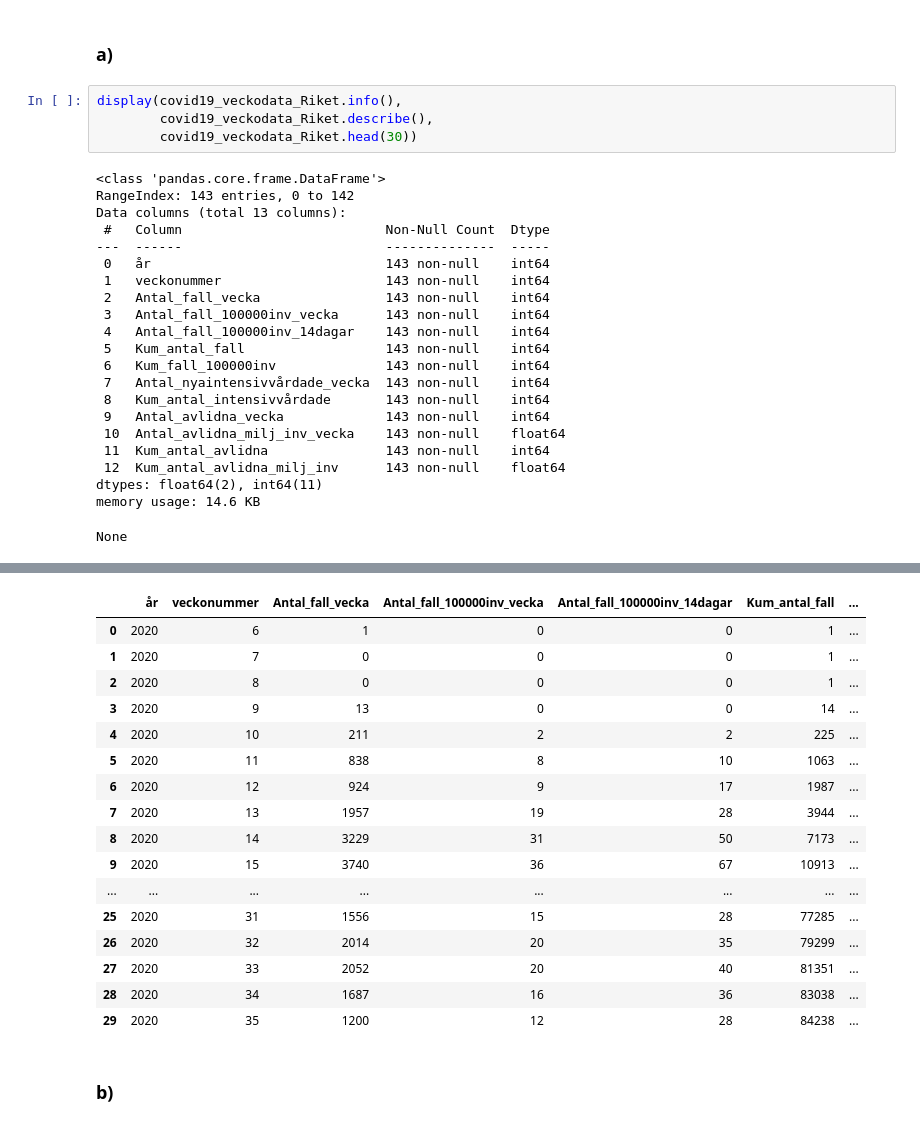
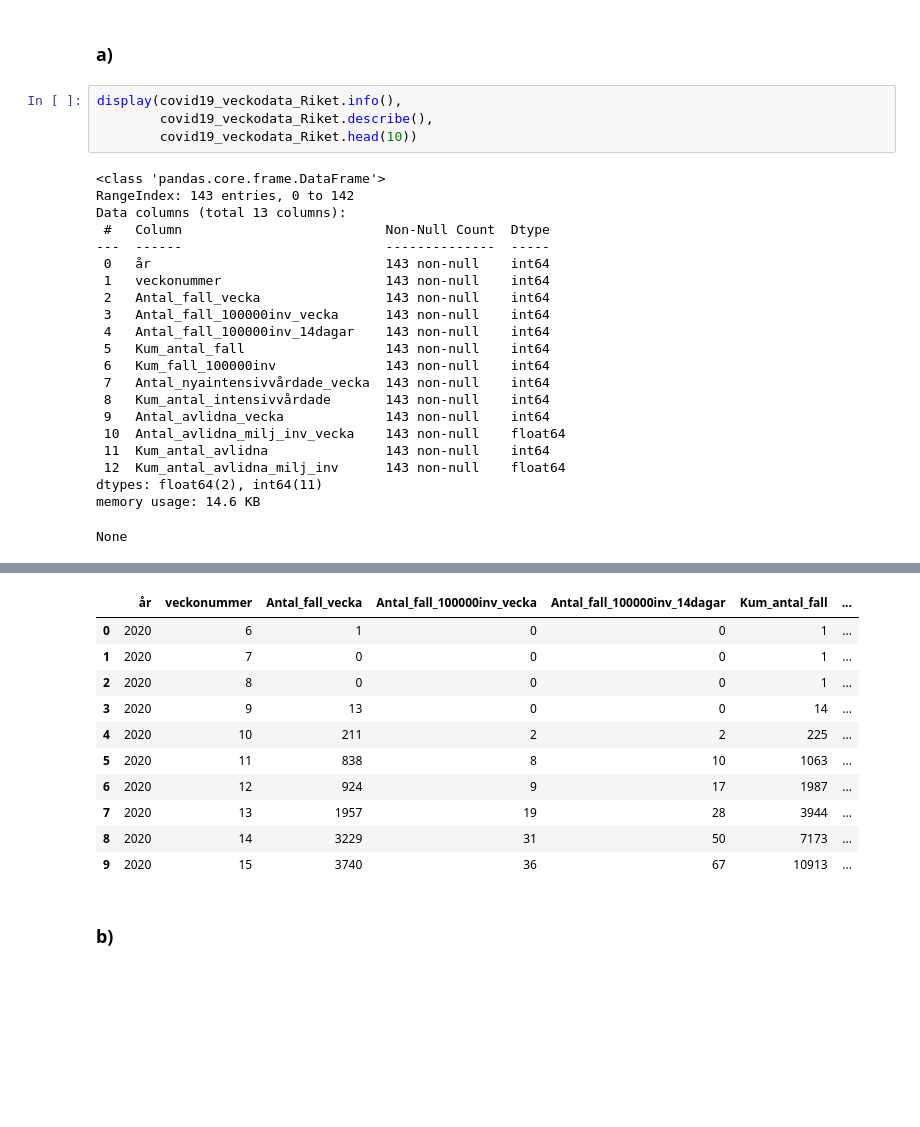
Before and after one commit to Kevy69/Databehandling-Kevin, a Jupyter notebook: Labs/Lab 1/Lab1.ipynb, the cells around one changed output, grey strips where cells are left out. Cells and saved outputs as stored; diff of their text form; blank space fills up the shorter version.

```diff
--- a/Labs/Lab 1/Lab1.ipynb
+++ b/Labs/Lab 1/Lab1.ipynb
@@ -26,7 +26,7 @@ covid19_veckodata_Riket = pd.read_excel('covid19.xlsx', sheet_name='Veckodata Ri
 # %%
 display(covid19_veckodata_Riket.info(),
         covid19_veckodata_Riket.describe(),
-        covid19_veckodata_Riket.head(30))
+        covid19_veckodata_Riket.head(10))
 # %% [output]
 <class 'pandas.core.frame.DataFrame'>
 RangeIndex: 143 entries, 0 to 142
@@ -42,39 +42,33 @@ Data columns (total 13 columns):
  6   Kum_fall_100000inv              143 non-null    int64
  7   Antal_nyaintensivvårdade_vecka  143 non-null    int64
  8   Kum_antal_intensivvårdade       143 non-null    int64
  9   Antal_avlidna_vecka             143 non-null    int64
  10  Antal_avlidna_milj_inv_vecka    143 non-null    float64
  11  Kum_antal_avlidna               143 non-null    int64
  12  Kum_antal_avlidna_milj_inv      143 non-null    float64
 dtypes: float64(2), int64(11)
 memory usage: 14.6 KB
 None
 |  | år | veckonummer | Antal_fall_vecka | Antal_fall_100000inv_vecka | Antal_fall_100000inv_14dagar | Kum_antal_fall | ... |
 | count | 143.000000 | 143.000000 | 143.000000 | 143.000000 | 143.000000 | 1.430000e+02 | ... |
 | mean | 2020.965035 | 26.153846 | 18274.300699 | 176.195804 | 352.153846 | 1.135693e+06 | ... |
 | std | 0.799759 | 14.249442 | 38453.510497 | 370.571566 | 723.518879 | 9.664583e+05 | ... |
 | min | 2020.000000 | 1.000000 | 0.000000 | 0.000000 | 0.000000 | 1.000000e+00 | ... |
 | 25% | 2020.000000 | 14.000000 | 3080.000000 | 30.000000 | 60.500000 | 1.028910e+05 | ... |
 | 50% | 2021.000000 | 26.000000 | 5442.000000 | 52.000000 | 107.000000 | 1.087272e+06 | ... |
 | 75% | 2022.000000 | 38.000000 | 20968.000000 | 202.000000 | 419.500000 | 2.437980e+06 | ... |
 | max | 2022.000000 | 53.000000 | 265043.000000 | 2554.000000 | 5024.000000 | 2.613225e+06 | ... |
 |  | år | veckonummer | Antal_fall_vecka | Antal_fall_100000inv_vecka | Antal_fall_100000inv_14dagar | Kum_antal_fall | ... |
 | 0 | 2020 | 6 | 1 | 0 | 0 | 1 | ... |
 | 1 | 2020 | 7 | 0 | 0 | 0 | 1 | ... |
 | 2 | 2020 | 8 | 0 | 0 | 0 | 1 | ... |
 | 3 | 2020 | 9 | 13 | 0 | 0 | 14 | ... |
 | 4 | 2020 | 10 | 211 | 2 | 2 | 225 | ... |
 | 5 | 2020 | 11 | 838 | 8 | 10 | 1063 | ... |
 | 6 | 2020 | 12 | 924 | 9 | 17 | 1987 | ... |
 | 7 | 2020 | 13 | 1957 | 19 | 28 | 3944 | ... |
 | 8 | 2020 | 14 | 3229 | 31 | 50 | 7173 | ... |
 | 9 | 2020 | 15 | 3740 | 36 | 67 | 10913 | ... |
-| ... | ... | ... | ... | ... | ... | ... | ... |
-| 25 | 2020 | 31 | 1556 | 15 | 28 | 77285 | ... |
-| 26 | 2020 | 32 | 2014 | 20 | 35 | 79299 | ... |
-| 27 | 2020 | 33 | 2052 | 20 | 40 | 81351 | ... |
-| 28 | 2020 | 34 | 1687 | 16 | 36 | 83038 | ... |
-| 29 | 2020 | 35 | 1200 | 12 | 28 | 84238 | ... |
 # %% [markdown]
 ### b)
 # %%
```
Also changed, not shown: parts of 6 cells of this notebook, 8 other files.
